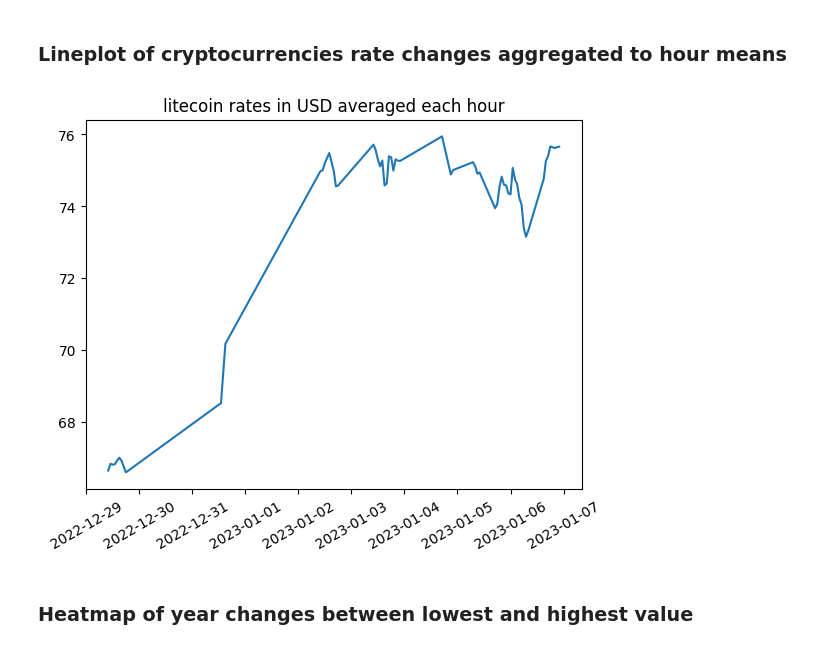
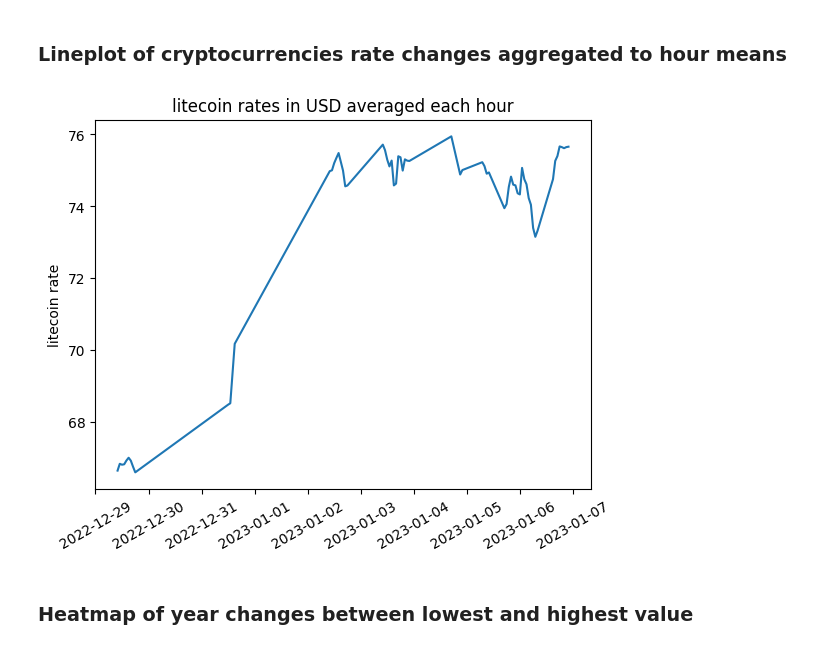
Before and after one commit to mstaczek/BigDataProject-crypto, a Jupyter notebook: spark-analytics.ipynb, the cells around one changed output. Drawn from its saved outputs; the diff is of its cells as text; code cells hidden in the pictures.

```diff
--- a/spark-analytics.ipynb
+++ b/spark-analytics.ipynb
@@ -173,11 +173,12 @@ out3 = [out3_raw[0].toPandas()]
 # %%
 i = 0
 plt.plot(out3[i]['date'], out3[i]['mean_val'])
 plt.title(f'{currencies[i]} rates in USD averaged each hour')
 plt.xticks(rotation=30)
+plt.ylabel(f'{currencies[i]} rate')
 plt.show()
 # %% [output]
-[figure, old version]
+[figure, new version]
 # %% [markdown]
 ### Heatmap of year changes between lowest and highest value
 # %%
```
Also changed, not shown: parts of 4 cells of this notebook.
